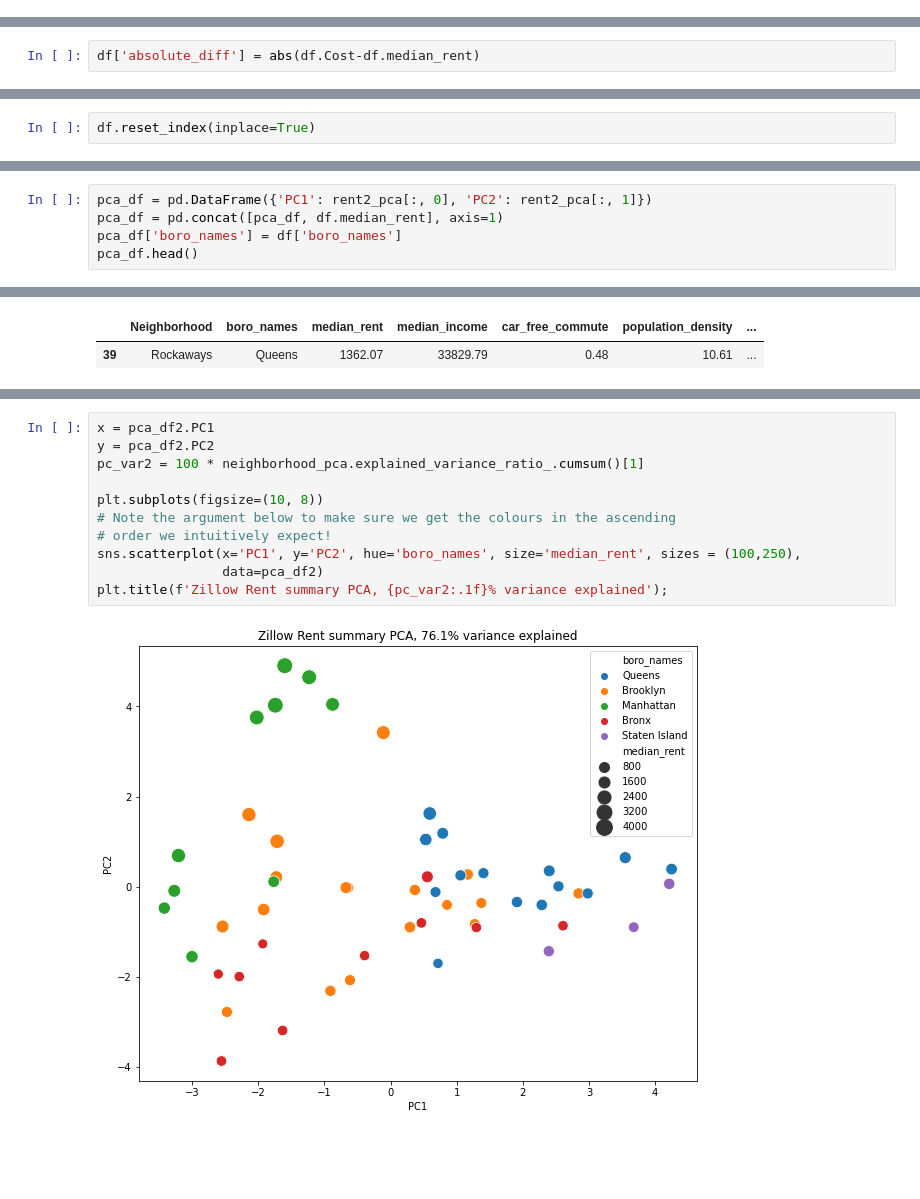
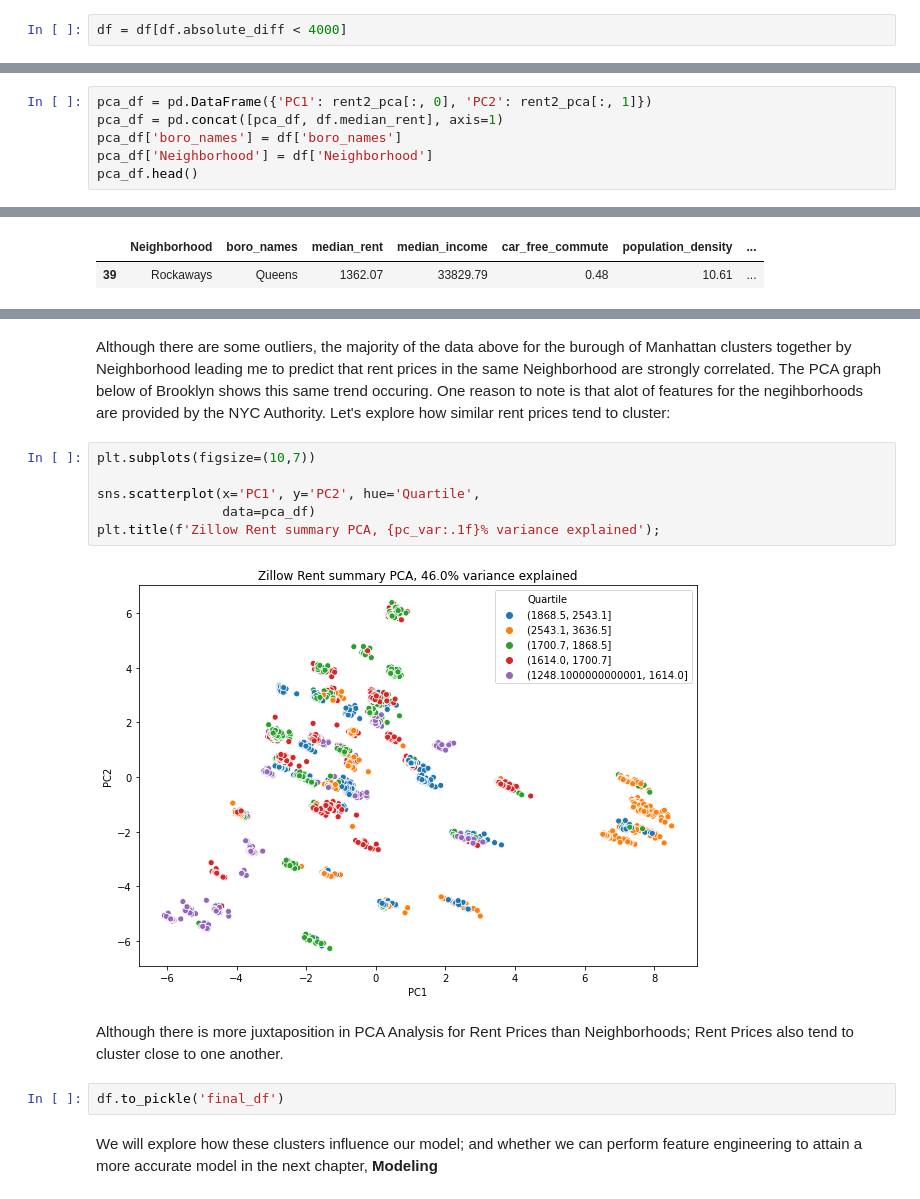
Before and after one commit to Nicolas-Jorq/Capstone-NYC-Rental-Price, a Jupyter notebook: 3 - Exploratory Data Analysis/Capstone Project 2 - EDA.ipynb, the cells around one changed output, grey strips where cells are left out. Drawn from its saved outputs; the diff is of its cells as text; blank space fills up the shorter version.

```diff
--- a/3 - Exploratory Data Analysis/Capstone Project 2 - EDA.ipynb
+++ b/3 - Exploratory Data Analysis/Capstone Project 2 - EDA.ipynb
@@ -121,0 +175,2 @@ _ = plt.xticks(rotation='vertical')
+# %%
+df = df[df.absolute_diff < 4000]
@@ -268,2 +287,0 @@ plt.tight_layout()
-# %%
-df['absolute_diff'] = abs(df.Cost-df.median_rent)
@@ -481,2 +478,0 @@ Text(0.5, 1.0, 'PCA, 55.6% variance explained')
-# %%
-df.reset_index(inplace=True)
@@ -484,5 +482,6 @@ df.reset_index(inplace=True)
 pca_df = pd.DataFrame({'PC1': rent2_pca[:, 0], 'PC2': rent2_pca[:, 1]})
 pca_df = pd.concat([pca_df, df.median_rent], axis=1)
 pca_df['boro_names'] = df['boro_names']
+pca_df['Neighborhood'] = df['Neighborhood']
 pca_df.head()
 # %% [output]
@@ -615,13 +558,16 @@ pca_df2.head()
+# %% [markdown]
+Although there are some outliers, the majority of the data above for the burough of Manhattan clusters together by Neighborhood leading me to predict that rent prices in the same Neighborhood are strongly correlated. The PCA graph below of Brooklyn shows this same trend occuring. One reason to note is that alot of features for the negihborhoods are provided by the NYC Authority. Let's explore how similar rent prices tend to cluster:
 # %%
-x = pca_df2.PC1
-y = pca_df2.PC2
-pc_var2 = 100 * neighborhood_pca.explained_variance_ratio_.cumsum()[1]
+plt.subplots(figsize=(10,7))
 
-plt.subplots(figsize=(10, 8))
-# Note the argument below to make sure we get the colours in the ascending
-# order we intuitively expect!
-sns.scatterplot(x='PC1', y='PC2', hue='boro_names', size='median_rent', sizes = (100,250),
-                data=pca_df2)
-plt.title(f'Zillow Rent summary PCA, {pc_var2:.1f}% variance explained');
+sns.scatterplot(x='PC1', y='PC2', hue='Quartile',
+                data=pca_df)
+plt.title(f'Zillow Rent summary PCA, {pc_var:.1f}% variance explained');
 # %% [output]
-[figure, old version]
+[figure, new version]
+# %% [markdown]
+Although there is more juxtaposition in PCA Analysis for Rent Prices than Neighborhoods; Rent Prices also tend to cluster close to one another.
+# %%
+df.to_pickle('final_df')
+# %% [markdown]
+We will explore how these clusters influence our model; and whether we can perform feature engineering to attain a more accurate model in the next chapter, **Modeling**
```
Also changed, not shown: parts of 142 cells of this notebook, 10 other files.
